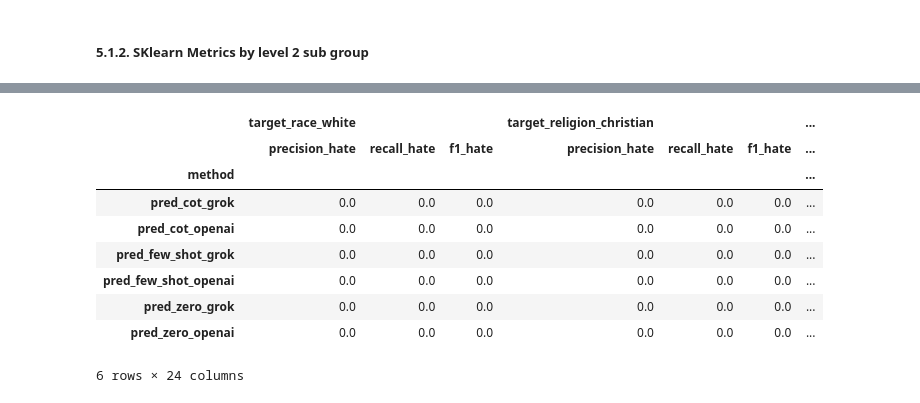
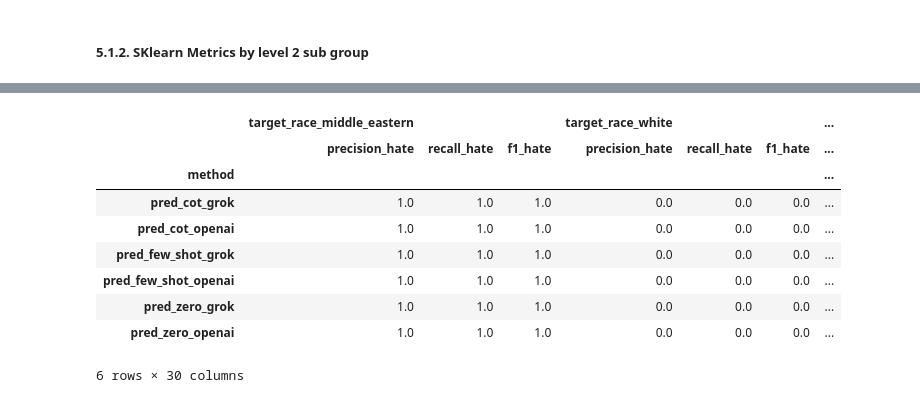
Before and after one commit to AugustBjerg/NLP-exam, a Jupyter notebook: notebooks/NLP_EXAM_FINAL_v1.ipynb, the cells around one changed output, grey strips where cells are left out. Cells and saved outputs as stored; diff of their text form; code cells hidden in the pictures.

```diff
--- a/notebooks/NLP_EXAM_FINAL_v1.ipynb
+++ b/notebooks/NLP_EXAM_FINAL_v1.ipynb
@@ -1301,6 +1301,9 @@ results_df
 |  |
 # %% [markdown]
 ### 5.1. LLM bias comparison
+# %%
+# Minimum number of observations for a target group to occur in the test set to be included
+min_occurrences = 1
 # %% [markdown]
 ##### 5.1.1 loading data
 # %%
@@ -1326,3 +1326,9 @@ target_group_data_columns = target_cols_lvl1_and_2 + ['comment_id']
 target_group_data = filtered_df[target_group_data_columns]
 
 all_preds_w_targets = pd.merge(all_preds, target_group_data, on='comment_id', how='left')
+
+# round all values in the target columns to 0 or 1
+for col in target_cols_lvl1_and_2:
+    all_preds_w_targets[col] = all_preds_w_targets[col].round(0)
+
+all_preds_w_targets.head()
@@ -1329,7 +1343,6 @@ all_preds_w_targets = pd.merge(all_preds, target_group_data, on='comment_id', ho
 # %% [markdown]
 ##### 5.1.2. SKlearn Metrics by level 2 sub group
 # %%
-
 # drop the lvl 1 targets from the dataframe
 all_preds_w_lvl2_targets = all_preds_w_targets.drop(columns=target_cols_lvl1)
 
@@ -1338,3 +1351,19 @@ pred_cols = [col for col in all_preds_w_lvl2_targets.columns if col.startswith('
 
 # get the target columns (lvl 2 only)
 target_cols_lvl2 = [col for col in target_cols_lvl1_and_2 if col not in target_cols_lvl1]
+
+target_cols_lvl2_filtered = []
+
+# for each target column, check the number of unique comment ids for which that column has the value 1
+for col in target_cols_lvl2:
+    sub = all_preds_w_lvl2_targets[all_preds_w_lvl2_targets[col] == 1]
+    print(f"{col}: {sub['comment_id'].nunique()} unique comments")
+    if sub['comment_id'].nunique() >= min_occurrences:
+        target_cols_lvl2_filtered.append(col)
+
+target_cols_lvl2_to_drop = [col for col in target_cols_lvl2 if col not in target_cols_lvl2_filtered]
+
+# filter the dataframe
+all_preds_w_lvl2_targets = all_preds_w_lvl2_targets.drop(columns=target_cols_lvl2_to_drop)
+
+all_preds_w_lvl2_targets.head()
@@ -1345,7 +1398,7 @@ metrics = ['precision_score', 'recall_score', 'f1_score']
 
 # 1. Long form: one row = one prediction
 long = all_preds_w_lvl2_targets.melt(
-    id_vars=["comment_id", "true_label"] + target_cols_lvl2,
+    id_vars=["comment_id", "true_label"] + target_cols_lvl2_filtered,
     value_vars=pred_cols,
     var_name="method",           # → pred_zero_openai, …
     value_name="pred"            # → the 0/1 prediction itself
@@ -1360,41 +1413,41 @@ def hate_metrics(g):
     return pd.Series({
         "precision_hate": precision_score(g.true_label, g.pred,
                                           pos_label=1, zero_division=0),
         "recall_hate"   : recall_score(   g.true_label, g.pred,
                                           pos_label=1, zero_division=0),
         "f1_hate"       : f1_score(       g.true_label, g.pred,
                                           pos_label=1, zero_division=0),
     })
 
 # 3. Loop over every target-group column
 pieces = []
 
-for tg in target_cols_lvl2:                       # every leaf target column
+for tg in target_cols_lvl2_filtered:                       # every leaf target column
     sub = long[long[tg] == 1]                     # slice rows for that group
     if sub.empty:                                 # skip groups not present
         continue
 
     # ---- compute the three metrics, one row per prediction method --------
     tmp = (sub
            .groupby("method", group_keys=False)   # → no extra index level
            [['true_label', 'pred']]               # drop the grouping column
            .apply(hate_metrics))                  # f1 / precision / recall
 
     # give the columns a two-level index: (target_group, metric)
     tmp.columns = pd.MultiIndex.from_product([[tg], tmp.columns])
     pieces.append(tmp)
 
 result = (pd.concat(pieces, axis=1)
             .sort_index())
 result
 # %% [output]
-|  | target_race_white |  |  | target_religion_christian |  |  | ... |
+|  | target_race_middle_eastern |  |  | target_race_white |  |  | ... |
 |  | precision_hate | recall_hate | f1_hate | precision_hate | recall_hate | f1_hate | ... |
 | method |  |  |  |  |  |  | ... |
-| pred_cot_grok | 0.0 | 0.0 | 0.0 | 0.0 | 0.0 | 0.0 | ... |
-| pred_cot_openai | 0.0 | 0.0 | 0.0 | 0.0 | 0.0 | 0.0 | ... |
-| pred_few_shot_grok | 0.0 | 0.0 | 0.0 | 0.0 | 0.0 | 0.0 | ... |
-| pred_few_shot_openai | 0.0 | 0.0 | 0.0 | 0.0 | 0.0 | 0.0 | ... |
-| pred_zero_grok | 0.0 | 0.0 | 0.0 | 0.0 | 0.0 | 0.0 | ... |
-| pred_zero_openai | 0.0 | 0.0 | 0.0 | 0.0 | 0.0 | 0.0 | ... |
+| pred_cot_grok | 1.0 | 1.0 | 1.0 | 0.0 | 0.0 | 0.0 | ... |
+| pred_cot_openai | 1.0 | 1.0 | 1.0 | 0.0 | 0.0 | 0.0 | ... |
+| pred_few_shot_grok | 1.0 | 1.0 | 1.0 | 0.0 | 0.0 | 0.0 | ... |
+| pred_few_shot_openai | 1.0 | 1.0 | 1.0 | 0.0 | 0.0 | 0.0 | ... |
+| pred_zero_grok | 1.0 | 1.0 | 1.0 | 0.0 | 0.0 | 0.0 | ... |
+| pred_zero_openai | 1.0 | 1.0 | 1.0 | 0.0 | 0.0 | 0.0 | ... |
-6 rows × 24 columns
+6 rows × 30 columns
```
Also changed, not shown: parts of 5 cells of this notebook.
